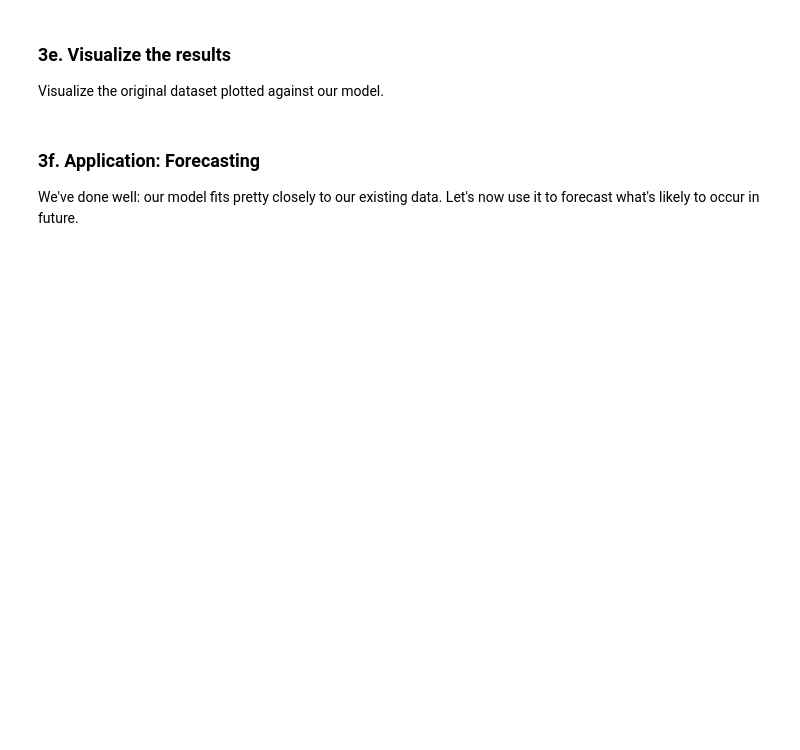
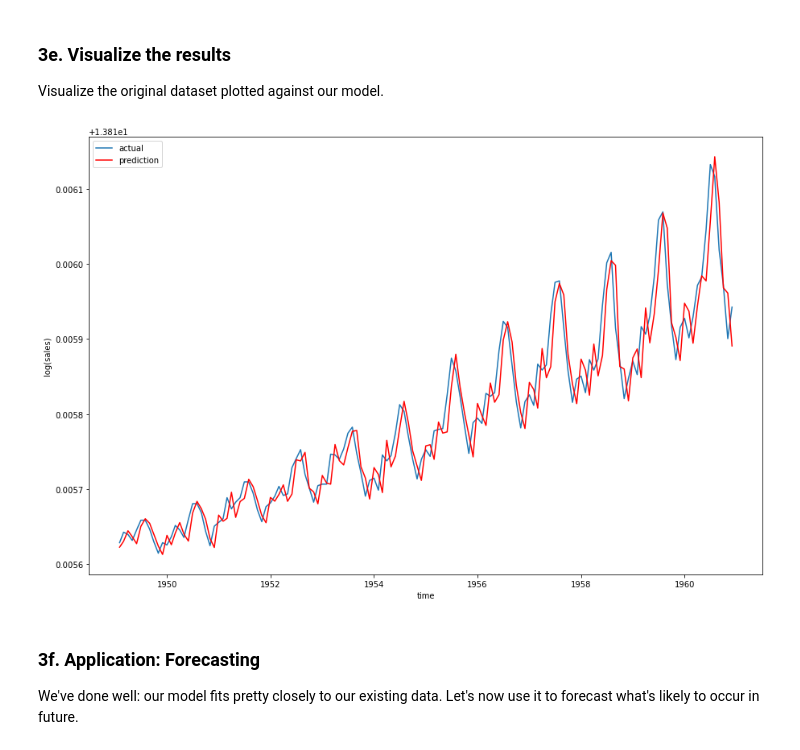
Before and after one commit to dmclark53/Springboard, a Jupyter notebook: Cowboy-Cigarettes/Cowboy Cigarettes Case Study - Tier 3.ipynb, the cells around one changed output. Cells and saved outputs as stored; diff of their text form; code cells hidden in the pictures; blank space fills up the shorter version.

```diff
--- a/Cowboy-Cigarettes/Cowboy Cigarettes Case Study - Tier 3.ipynb
+++ b/Cowboy-Cigarettes/Cowboy Cigarettes Case Study - Tier 3.ipynb
@@ -353,2 +435,6 @@ _ _ _
+# %%
+best_model = ARIMA(y_log, order=(2, 1, 1), freq='MS')
+model_fit = best_model.fit()
+forecast = model_fit.forecast(24)
 # %% [markdown]
 We can take a look at a summary of the model this library has built around our data.
@@ -363,3 +468,15 @@ _ _ _
+# %%
+y_pred = model_fit.predict()
+# %%
+plt.figure(figsize=(15, 10))
+plt.plot(y_log.iloc[1:], label='actual')
+plt.plot(y_pred.iloc[1:], color='red', label='prediction')
+plt.xlabel('time')
+plt.ylabel('log(sales)')
+plt.legend()
+plt.show()
+# %% [output]
+[figure, added]
 # %% [markdown]
 ### 3f. Application: Forecasting
 
```
Also changed, not shown: parts of 28 cells of this notebook.
